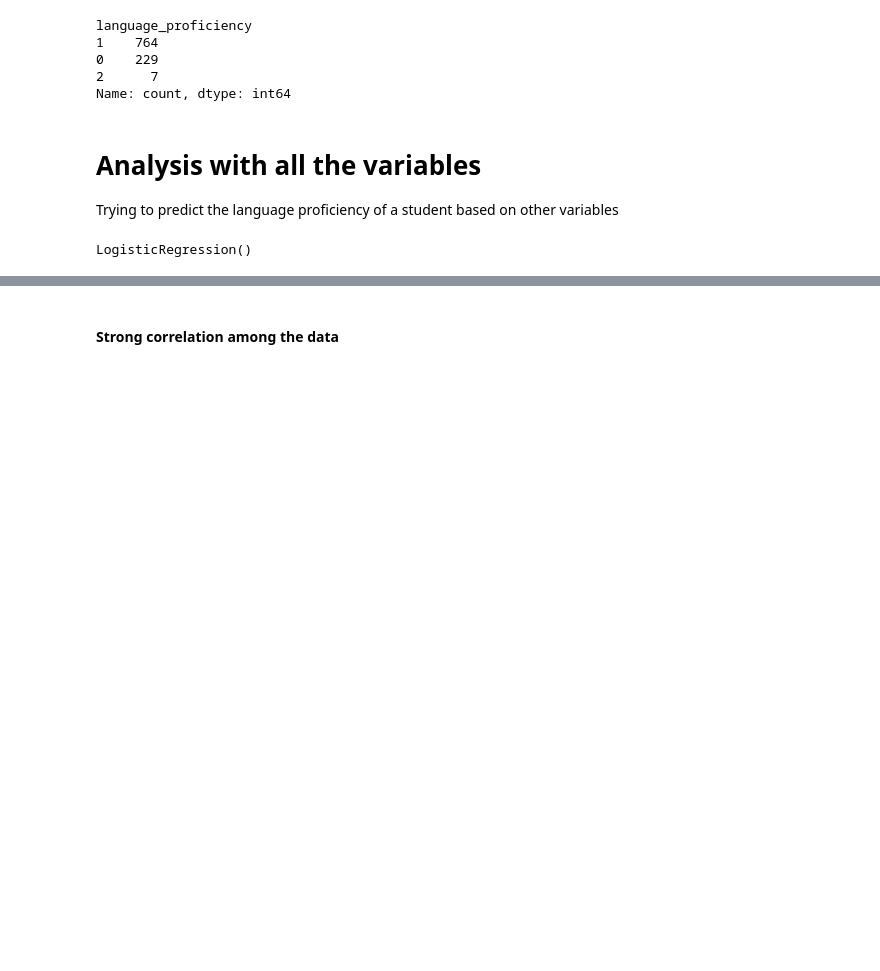
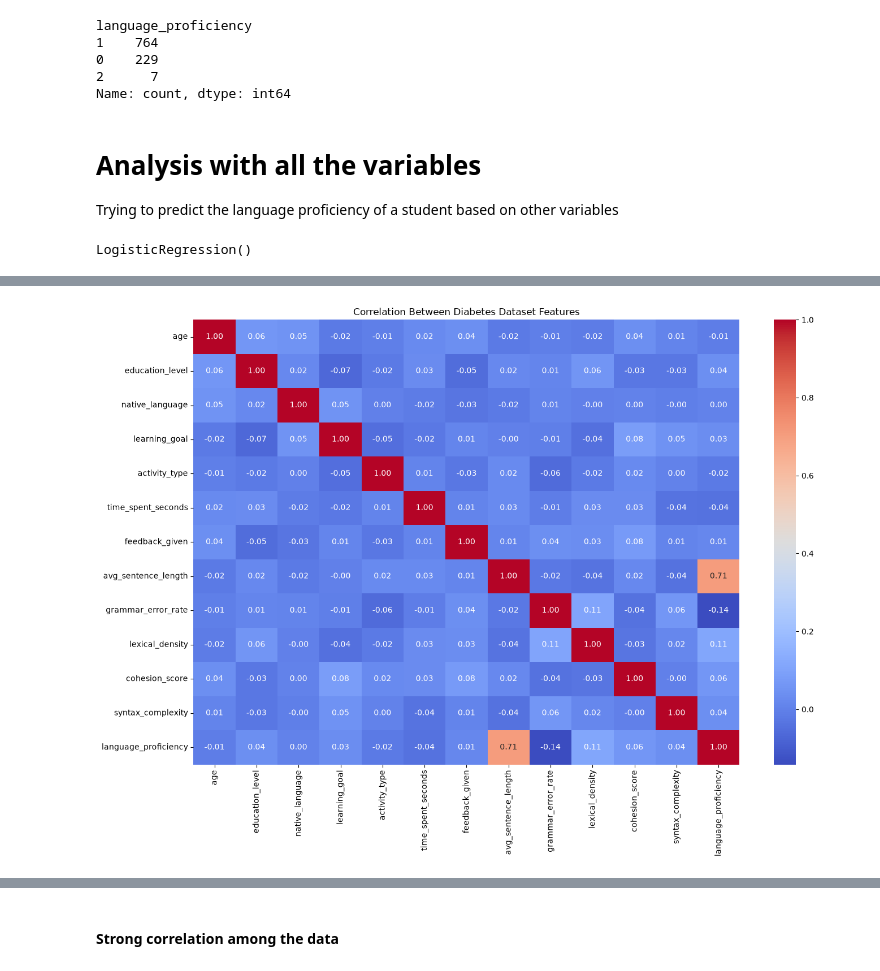
Before and after one commit to miguelestradam3/language_proficiency_classification, a Jupyter notebook: main.ipynb, the cells around one changed output, grey strips where cells are left out. Saved outputs shown, nothing was run; the diff lists cells and outputs as text; code cells hidden in the pictures; blank space fills up the shorter version.

```diff
--- a/main.ipynb
+++ b/main.ipynb
@@ -112,0 +228,13 @@ sns.heatmap(cm, annot=True)
+# %%
+plt.figure(figsize=(14, 10))
+sns.heatmap(
+    data_studies.corr(numeric_only=True),
+    annot=True,
+    cmap='coolwarm',
+    fmt='.2f'
+)
+plt.title('Correlation Between Diabetes Dataset Features')
+plt.tight_layout()
+plt.show()
+# %% [output]
+[figure, added]
```
Also changed, not shown: parts of 13 cells of this notebook.
